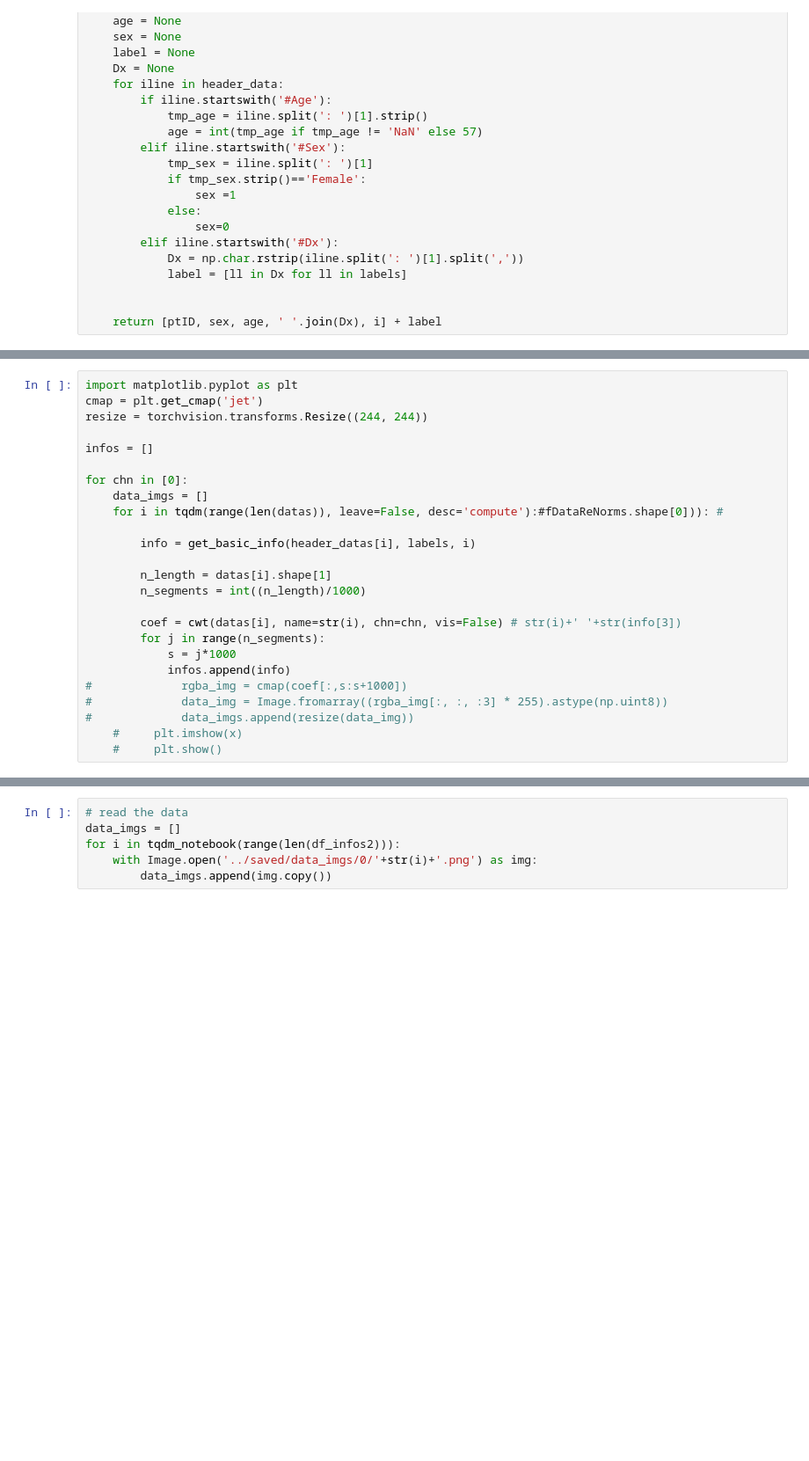
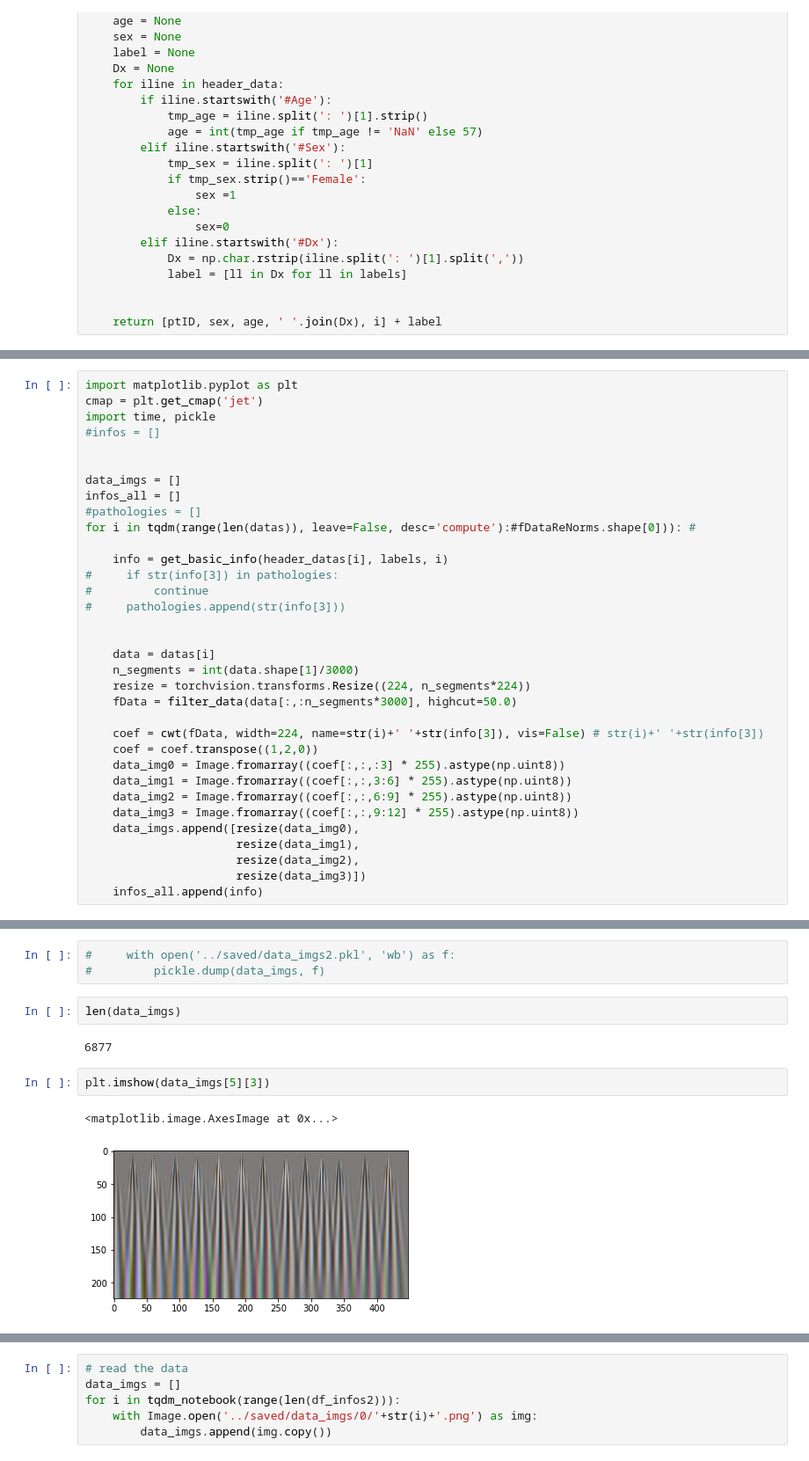
Before and after one commit to SeffyVon/ECG_MICResNet, a Jupyter notebook: source/MakeCWT.ipynb, the cells around one changed output, grey strips where cells are left out. Shown at 88% size. Saved outputs shown, nothing was run; the diff lists cells and outputs as text; blank space fills up the shorter version.

```diff
--- a/source/MakeCWT.ipynb
+++ b/source/MakeCWT.ipynb
@@ -86,25 +132,34 @@ def get_basic_info(header_data, labels, i):
 # %%
 import matplotlib.pyplot as plt
 cmap = plt.get_cmap('jet')
-resize = torchvision.transforms.Resize((244, 244))
+import time, pickle
+#infos = []
 
-infos = []
 
-for chn in [0]:
-    data_imgs = []
-    for i in tqdm(range(len(datas)), leave=False, desc='compute'):#fDataReNorms.shape[0])): #
+data_imgs = []
+infos_all = []
+#pathologies = []
+for i in tqdm(range(len(datas)), leave=False, desc='compute'):#fDataReNorms.shape[0])): #
 
-        info = get_basic_info(header_datas[i], labels, i)
+    info = get_basic_info(header_datas[i], labels, i)
+#     if str(info[3]) in pathologies:
+#         continue
+#     pathologies.append(str(info[3]))
 
-        n_length = datas[i].shape[1]
-        n_segments = int((n_length)/1000)
 
-        coef = cwt(datas[i], name=str(i), chn=chn, vis=False) # str(i)+' '+str(info[3])
-        for j in range(n_segments):
-            s = j*1000
-            infos.append(info)
-#             rgba_img = cmap(coef[:,s:s+1000])
-#             data_img = Image.fromarray((rgba_img[:, :, :3] * 255).astype(np.uint8))
-#             data_imgs.append(resize(data_img))
-    #     plt.imshow(x)
-    #     plt.show()
+    data = datas[i]
+    n_segments = int(data.shape[1]/3000)
+    resize = torchvision.transforms.Resize((224, n_segments*224))
+    fData = filter_data(data[:,:n_segments*3000], highcut=50.0)
+
+    coef = cwt(fData, width=224, name=str(i)+' '+str(info[3]), vis=False) # str(i)+' '+str(info[3])
+    coef = coef.transpose((1,2,0))
+    data_img0 = Image.fromarray((coef[:,:,:3] * 255).astype(np.uint8))
+    data_img1 = Image.fromarray((coef[:,:,3:6] * 255).astype(np.uint8))
+    data_img2 = Image.fromarray((coef[:,:,6:9] * 255).astype(np.uint8))
+    data_img3 = Image.fromarray((coef[:,:,9:12] * 255).astype(np.uint8))
+    data_imgs.append([resize(data_img0),
+                      resize(data_img1),
+                      resize(data_img2),
+                      resize(data_img3)])
+    infos_all.append(info)
@@ -110,0 +186,12 @@ for chn in [0]:
+# %%
+#     with open('../saved/data_imgs2.pkl', 'wb') as f:
+#         pickle.dump(data_imgs, f)
+# %%
+len(data_imgs)
+# %% [output]
+6877
+# %%
+plt.imshow(data_imgs[5][3])
+# %% [output]
+<matplotlib.image.AxesImage at 0x...>
+[figure, added]
```
Also changed, not shown: parts of 7 cells of this notebook, 13 other files.
